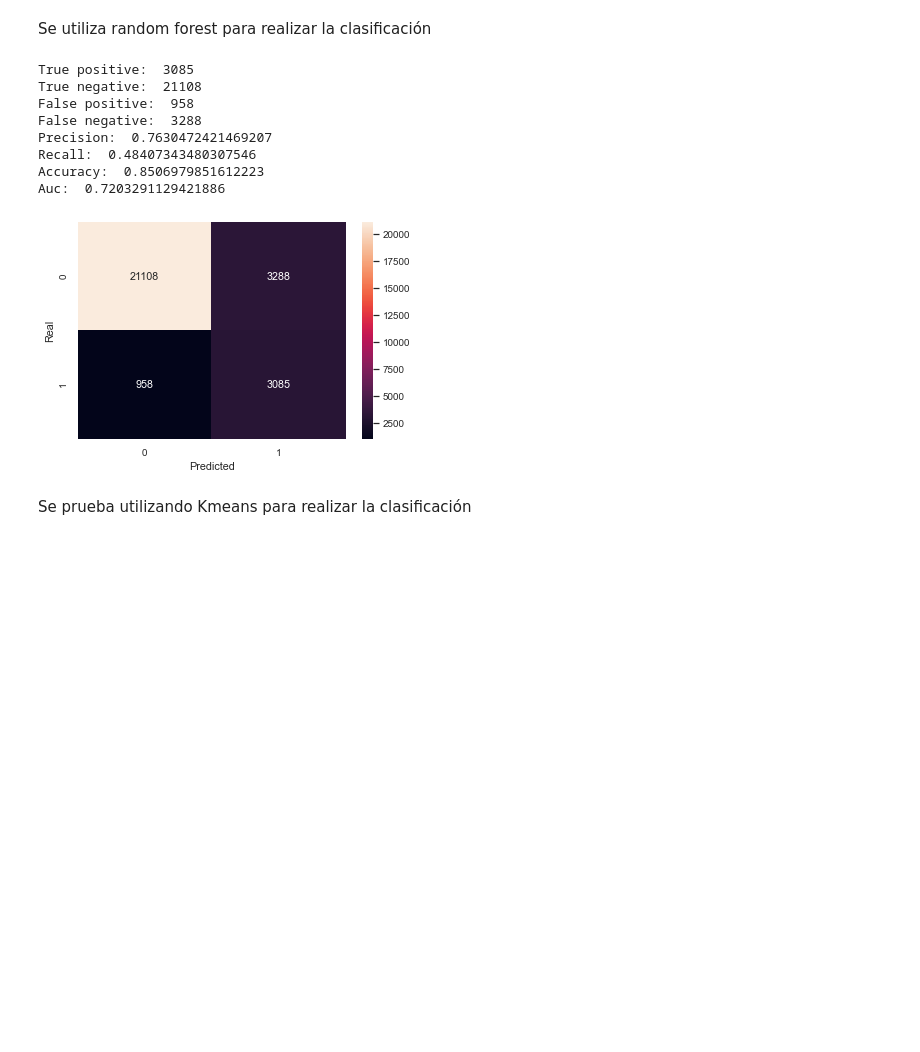
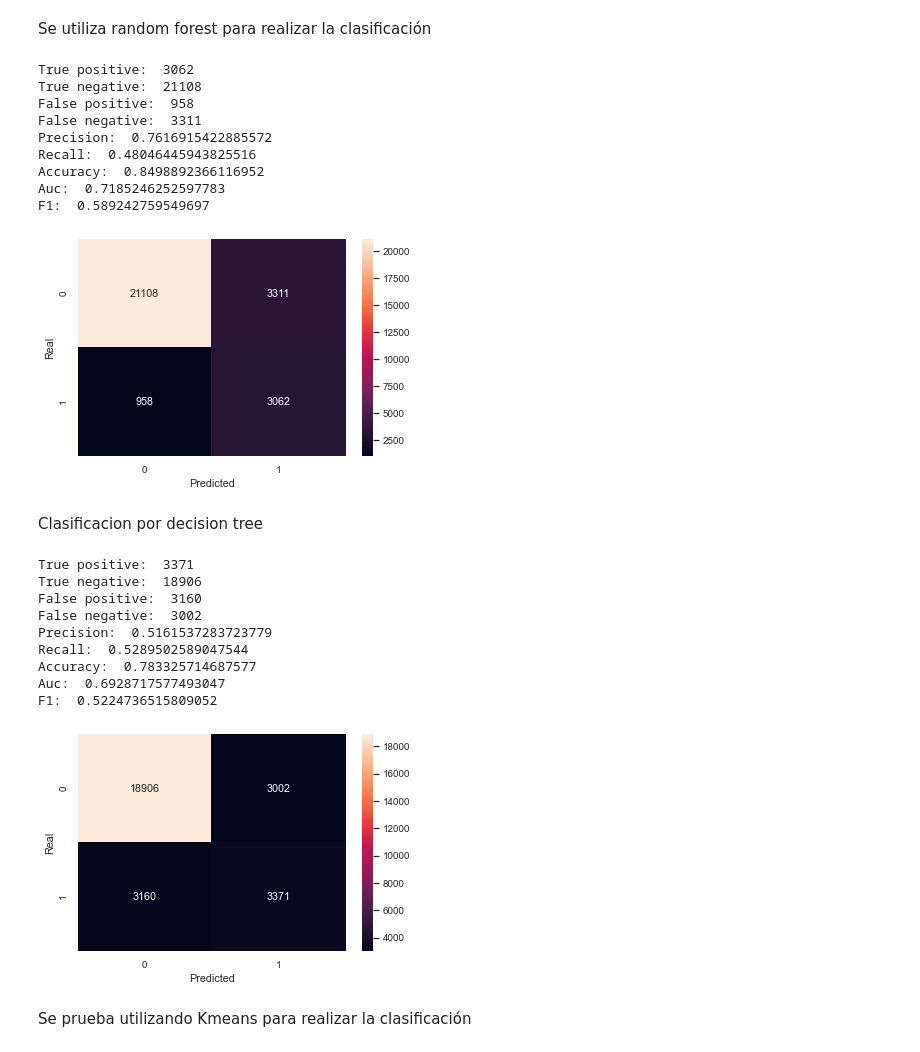
Before and after one commit to GonzaloRomeroR/CEIA, a Jupyter notebook: intro_ia/TP/TP.ipynb, the cells around one changed output. Saved outputs shown, nothing was run; the diff lists cells and outputs as text; code cells hidden in the pictures; blank space fills up the shorter version.

Commit message:
Add decision tree clasification

```diff
--- a/intro_ia/TP/TP.ipynb
+++ b/intro_ia/TP/TP.ipynb
@@ -920,6 +920,8 @@ def evaluate_model(y_true, y_predict):
     print("Accuracy: ", accuracy)
     auc = roc_auc_score(y_true, y_predict)
     print("Auc: ", auc)
+    f1 = 2 * precision * recall / (precision + recall)
+    print("F1: ", f1)
 # %% [markdown]
 Se utiliza una regresión lineal para realizar las predicciones
 # %%
@@ -990,15 +995,37 @@ y_forest_predict = clf.predict(X_test)
 
 evaluate_model(Y_test.to_numpy(), y_forest_predict)
 # %% [output]
-True positive:  3085
+True positive:  3062
 True negative:  21108
 False positive:  958
-False negative:  3288
-Precision:  0.7630472421469207
-Recall:  0.48407343480307546
-Accuracy:  0.8506979851612223
-Auc:  0.7203291129421886
+False negative:  3311
+Precision:  0.7616915422885572
+Recall:  0.48046445943825516
+Accuracy:  0.8498892366116952
+Auc:  0.7185246252597783
+F1:  0.589242759549697
 [figure]
+# %% [markdown]
+Clasificacion por decision tree
+# %%
+from sklearn.tree import DecisionTreeClassifier
+
+clf = DecisionTreeClassifier()
+clf.fit(X_train, Y_train.to_numpy().ravel())
+y_tree_predict = clf.predict(X_test)
+
+evaluate_model(Y_test.to_numpy(), y_tree_predict)
+# %% [output]
+True positive:  3371
+True negative:  18906
+False positive:  3160
+False negative:  3002
+Precision:  0.5161537283723779
+Recall:  0.5289502589047544
+Accuracy:  0.783325714687577
+Auc:  0.6928717577493047
+F1:  0.5224736515809052
+[figure, added]
 # %% [markdown]
 Se prueba utilizando Kmeans para realizar la clasificación
 # %%
```
Also changed, not shown: parts of 4 cells of this notebook.
